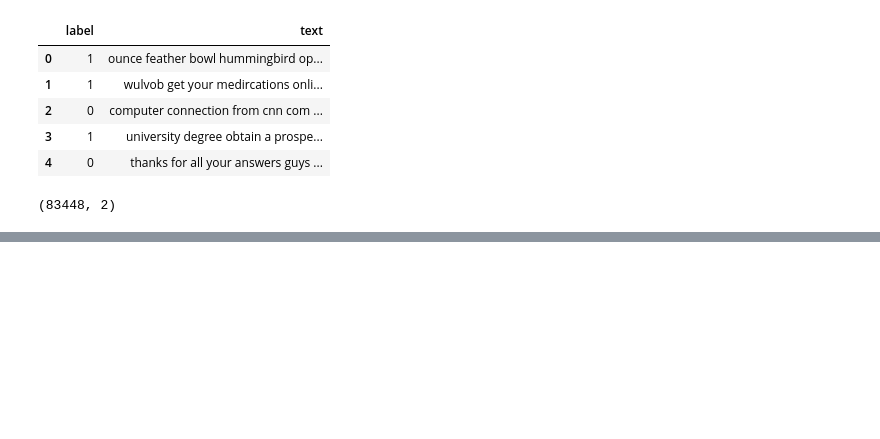
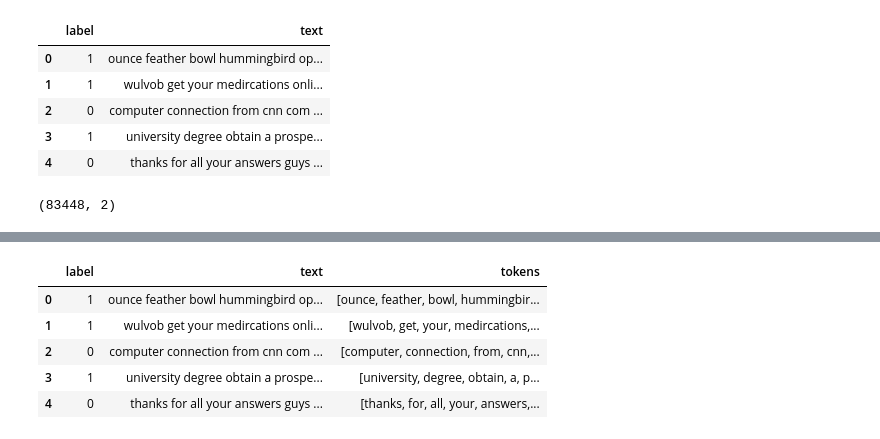
Before and after one commit to HimmatMagar/Email_Spam_Classifier, a Jupyter notebook: research/experiment.ipynb, the cells around one changed output, grey strips where cells are left out. Drawn from its saved outputs; the diff is of its cells as text; code cells hidden in the pictures; blank space fills up the shorter version.

```diff
--- a/research/experiment.ipynb
+++ b/research/experiment.ipynb
@@ -35,0 +41,2 @@ memory usage: 1.3 MB
+# %%
+df['text'] = df['text'].str.lower()
@@ -35,0 +84,14 @@ memory usage: 1.3 MB
+# %%
+def simple_tokenize(text):
+    return text.split()
+
+df['tokens'] = df['text'].apply(simple_tokenize)
+# %%
+df.head()
+# %% [output]
+|  | label | text | tokens |
+| 0 | 1 | ounce feather bowl hummingbird op... | [ounce, feather, bowl, hummingbir... |
+| 1 | 1 | wulvob get your medircations onli... | [wulvob, get, your, medircations,... |
+| 2 | 0 | computer connection from cnn com ... | [computer, connection, from, cnn,... |
+| 3 | 1 | university degree obtain a prospe... | [university, degree, obtain, a, p... |
+| 4 | 0 | thanks for all your answers guys ... | [thanks, for, all, your, answers,... |
```
Also changed, not shown: parts of 23 cells of this notebook.
